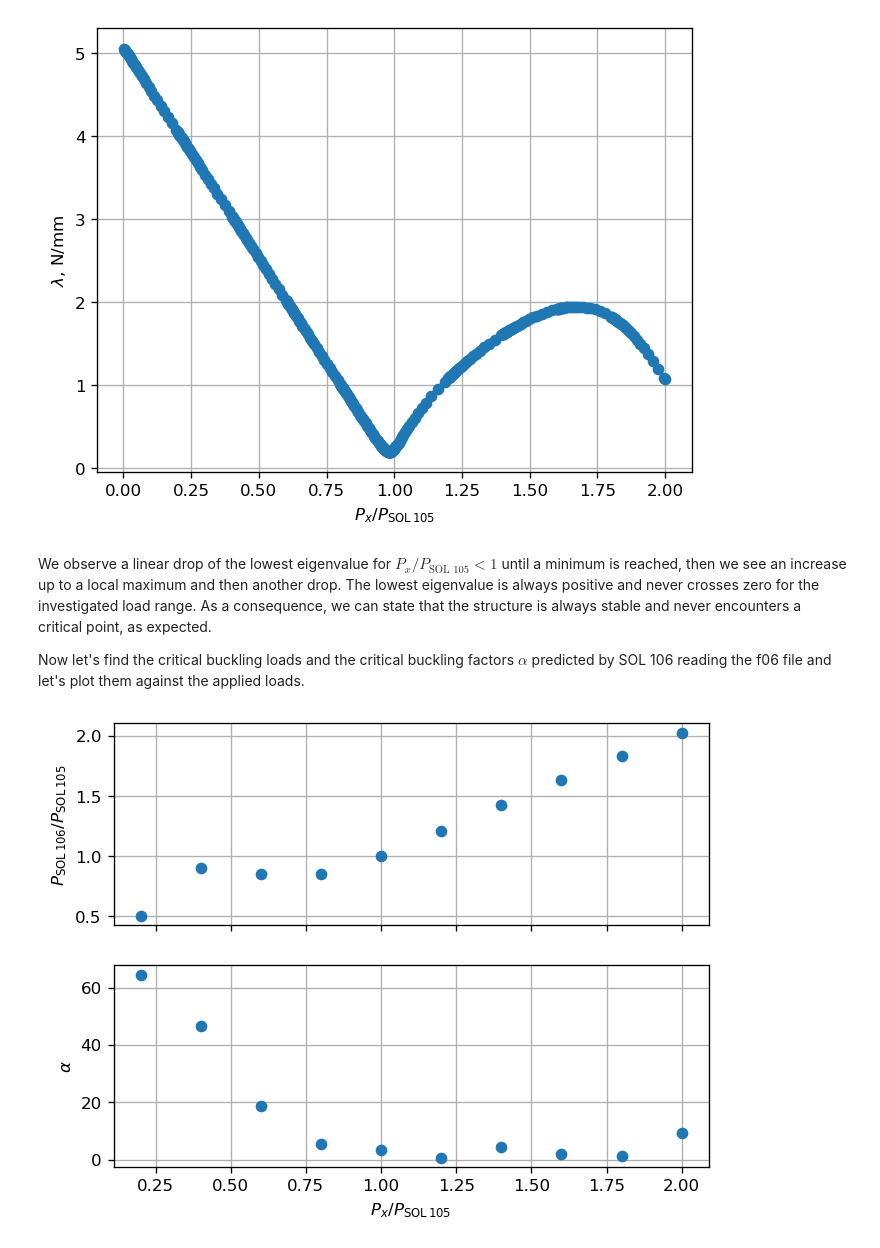
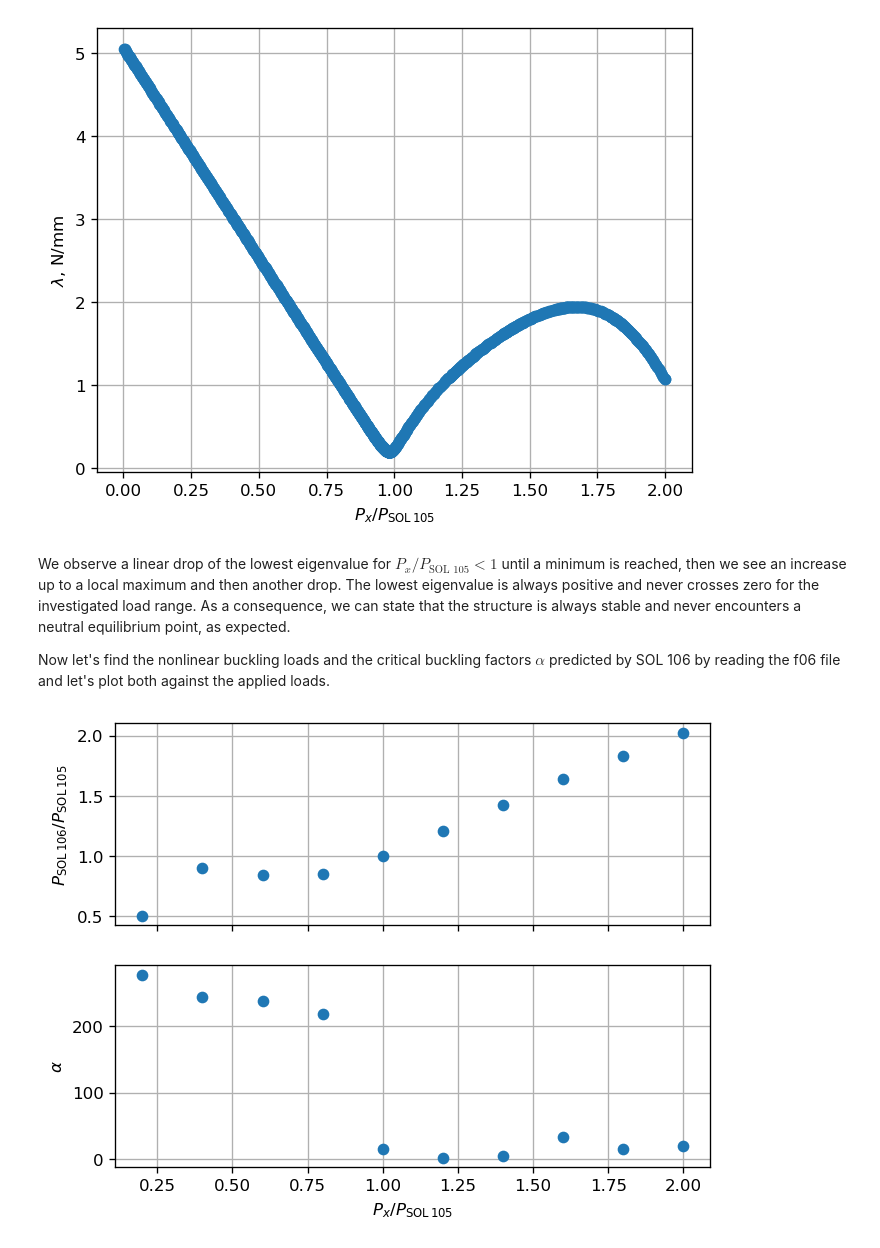
Before and after one commit to fmamitrotta/nonlinear-structural-stability-notebooks, a Jupyter notebook: notebooks/07_Nonlinear_Buckling_Analysis_of_an_Imperfect_Euler_Column.ipynb, the cells around one changed output. Cells and saved outputs as stored; diff of their text form; code cells hidden in the pictures.

```diff
--- a/notebooks/07_Nonlinear_Buckling_Analysis_of_an_Imperfect_Euler_Column.ipynb
+++ b/notebooks/07_Nonlinear_Buckling_Analysis_of_an_Imperfect_Euler_Column.ipynb
@@ -55,10 +55,11 @@ FORCE          5     211          905.78      0.      1.      0.
 # %% [markdown]
 Finally, we set up SOL 106 with the arc-length method and define the parameters for the nonlinear buckling method and the calculation of the lowest eigenvalue of the tangent stiffness matrix.
 # %%
-pynastran_utils.set_up_arc_length_method(bdf_object=bdf_input, ninc=100, max_iter=25, conv='PUV', eps_p=1e-3, eps_u=1e-3, max_bisect=10, minalr=.01, maxalr=1.1, desiter=5, maxinc=1000)
+pynastran_utils.set_up_arc_length_method(bdf_object=bdf_input, ninc=100, max_iter=25, conv='PUV', eps_p=1e-3, eps_u=1e-3, max_bisect=10,
+                                         minalr=.01, maxalr=1.01, desiter=5, maxinc=2000)
 bdf_input.add_param('BUCKLE', [2])  # request nonlinear buckling method
 eigrl_set_id = transverse_force_set_id + 1  # set identification number of EIGRL card
-bdf_input.add_eigrl(sid=eigrl_set_id, v1=0., nd=1)  # calculate only the first positive eigenvalue
+bdf_input.add_eigrl(sid=eigrl_set_id, v1=0., nd=1)  # calculate only the first positive eigenvalue with the Lanczos method
 bdf_input.case_control_deck.subcases[0].add_integer_type('METHOD', eigrl_set_id)  # add EIGRL card id to case control deck
 bdf_input.executive_control_lines[1:1] = ['include \'' + os.path.join(os.pardir, os.pardir, 'resources', 'kllrh_lowest_eigenvalues.dmap') + '\'']  # include DMAP sequence
 # %% [markdown]
@@ -91,7 +92,7 @@ analysis_directory_name = '07_Verification_of_SOL_106_Nonlinear_Buckling_Method_
 analysis_directory_path = os.path.join(os.getcwd(), 'analyses', analysis_directory_name)
 
 # Run analysis
-input_filename = 'nonlinear_buckling_verification'
-pynastran_utils.run_analysis(directory_path=analysis_directory_path, bdf_object=bdf_input, filename=input_filename, run_flag=False)
+input_name = 'nonlinear_buckling_verification'
+pynastran_utils.run_analysis(directory_path=analysis_directory_path, bdf_object=bdf_input, filename=input_name, run_flag=False)
 # %% [output]
 Nastran job nonlinear_buckling_verification.bdf completed
@@ -103,9 +104,9 @@ from pyNastran.op2.op2 import read_op2  # function to read op2 file
 import matplotlib.pyplot as plt  # plotting library
 
 # Read op2 file and read load and displacement history
-op2_filepath = os.path.join(analysis_directory_path, input_filename + '.op2')
-op2_output = read_op2(op2_filename=op2_filepath, debug=None)
-steps, loads, displacements = pynastran_utils.read_load_displacement_history_from_op2(op2_object=op2_output, displacement_node_id=1)
+op2_filepath = os.path.join(analysis_directory_path, input_name + '.op2')
+sol_106_op2 = read_op2(op2_filename=op2_filepath, debug=None)
+steps, loads, displacements = pynastran_utils.read_load_displacement_history_from_op2(op2_object=sol_106_op2, displacement_node_id=1)
 
 # Collect loads and displacements of interest
 load_component_index = 0  # select y-axis component of the load
@@ -118,7 +119,7 @@ plt.rcParams['figure.dpi'] = 120  # set default dpi of figures
 _, ax = plt.subplots()
 ax.plot(np.rad2deg(rotation_history), -applied_load_history/sol_105_buckling_load, 'o')  # we add a minus sign to have a positive force in the plot
 plt.xlabel('$\\theta$, deg')
-plt.ylabel('$P_x/P_\mathrm{SOL\/105}$')
+plt.ylabel('$P_x/P_\mathrm{SOL\,105}$')
 plt.grid()
 plt.show()
 # %% [output]
@@ -152,25 +153,27 @@ plt.show()
 # %% [output]
 [figure]
 # %% [markdown]
-We observe a linear drop of the lowest eigenvalue for $P_x/P_\text{SOL 105}<1$ until a minimum is reached, then we see an increase up to a local maximum and then another drop. The lowest eigenvalue is always positive and never crosses zero for the investigated load range. As a consequence, we can state that the structure is always stable and never encounters a critical point, as expected.
+We observe a linear drop of the lowest eigenvalue for $P_x/P_\text{SOL 105}<1$ until a minimum is reached, then we see an increase up to a local maximum and then another drop. The lowest eigenvalue is always positive and never crosses zero for the investigated load range. As a consequence, we can state that the structure is always stable and never encounters a neutral equilibrium point, as expected.
 
-Now let's find the critical buckling loads and the critical buckling factors $\alpha$ predicted by SOL 106 reading the f06 file and let's plot them against the applied loads.
+Now let's find the nonlinear buckling loads and the critical buckling factors $\alpha$ predicted by SOL 106 by reading the f06 file and let's plot both against the applied loads.
 # %%
 # Find nonlinear buckling loads and critical buckling factors
-sol_106_buckling_loads, critical_buckling_factors = pynastran_utils.read_nonlinear_buckling_load_from_f06(f06_filepath=os.path.join(analysis_directory_path, input_filename + '.f06'), op2_object=op2_output)
+nonlinear_buckling_load_vectors, critical_buckling_factors = pynastran_utils.read_nonlinear_buckling_load_from_f06(
+    f06_filepath=os.path.join(analysis_directory_path, input_name + '.f06'), op2_object=sol_106_op2)  # read buckling loads and critical buckling factors from f06 file
+sol_106_buckling_loads = np.linalg.norm(np.sum(nonlinear_buckling_load_vectors[:, :, 0:3], axis=1), axis=1)  # calculate the norm of the nonlinear buckling load vector for each subcase
 
 # Plot nonlinear buckling loads and critical buckling factors against applied loads
 _, axs = plt.subplots(nrows=2, ncols=1, sharex='all')  # figure with 2 subplots
 axs[0].plot(compression_load_magnitudes/sol_105_buckling_load, sol_106_buckling_loads/sol_105_buckling_load, 'o')  # buckling loads vs applied loads
 axs[1].plot(compression_load_magnitudes/sol_105_buckling_load, critical_buckling_factors, 'o')  # critical buckling factors vs applied loads
 
 # Set plot appearance
-axs[0].set_ylabel('$P_\mathrm{SOL\/106}/P_\mathrm{SOL\/105}$')
+axs[0].set_ylabel("$P_\mathrm{SOL\,106}/P_\mathrm{SOL\,105}$")
 axs[0].grid(visible=True)
-axs[1].set_ylabel('$\\alpha$')
+axs[1].set_ylabel("$\\alpha$")
 axs[1].grid(visible=True)
-axs[1].set_xlabel('$P_x/P_\mathrm{SOL\/105}$')
+axs[1].set_xlabel("$P_x/P_\mathrm{SOL\,105}$")
 plt.show()
 # %% [output]
-[figure, old version]
+[figure, new version]
 # %% [markdown]
```
Also changed, not shown: parts of 14 cells of this notebook, 4 other files.
